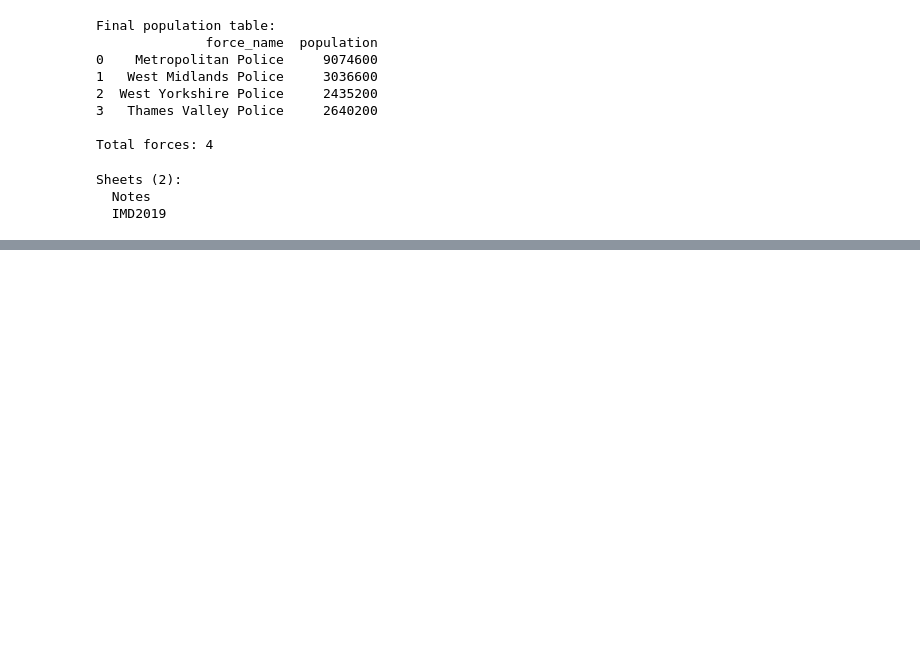
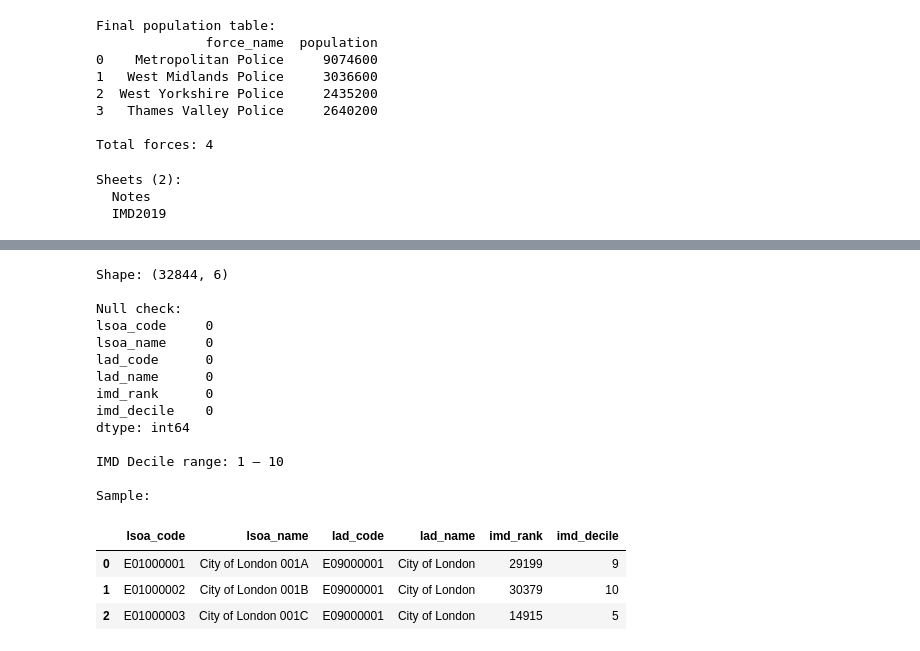
Before and after one commit to izzamgolamaully/crime_pipeline, a Jupyter notebook: crime_pipeline.ipynb, the cells around one changed output, grey strips where cells are left out. Drawn from its saved outputs; the diff is of its cells as text; code cells hidden in the pictures; blank space fills up the shorter version.

```diff
--- a/crime_pipeline.ipynb
+++ b/crime_pipeline.ipynb
@@ -667,3 +667,39 @@ First 3 rows:
 | 0 | E01000001 | City of London 001A | E09000001 | City of London | 29199 | ... |
 | 1 | E01000002 | City of London 001B | E09000001 | City of London | 30379 | ... |
 | 2 | E01000003 | City of London 001C | E09000001 | City of London | 14915 | ... |
+# %%
+# Rename columns to snake_case
+imd_df = imd_raw.rename(columns={
+    "LSOA code (2011)":                          "lsoa_code",
+    "LSOA name (2011)":                          "lsoa_name",
+    "Local Authority District code (2019)":      "lad_code",
+    "Local Authority District name (2019)":      "lad_name",
+    "Index of Multiple Deprivation (IMD) Rank":  "imd_rank",
+    "Index of Multiple Deprivation (IMD) Decile":"imd_decile",
+})
+
+print(f"Shape: {imd_df.shape}")
+print(f"\nNull check:")
+print(imd_df.isnull().sum())
+print(f"\nIMD Decile range: {imd_df['imd_decile'].min()} – {imd_df['imd_decile'].max()}")
+print(f"\nSample:")
+imd_df.head(3)
+# %% [output]
+Shape: (32844, 6)
+
+Null check:
+lsoa_code     0
+lsoa_name     0
+lad_code      0
+lad_name      0
+imd_rank      0
+imd_decile    0
+dtype: int64
+
+IMD Decile range: 1 – 10
+
+Sample:
+|  | lsoa_code | lsoa_name | lad_code | lad_name | imd_rank | imd_decile |
+| 0 | E01000001 | City of London 001A | E09000001 | City of London | 29199 | 9 |
+| 1 | E01000002 | City of London 001B | E09000001 | City of London | 30379 | 10 |
+| 2 | E01000003 | City of London 001C | E09000001 | City of London | 14915 | 5 |
```
Also changed, not shown: parts of 1 cell of this notebook.
